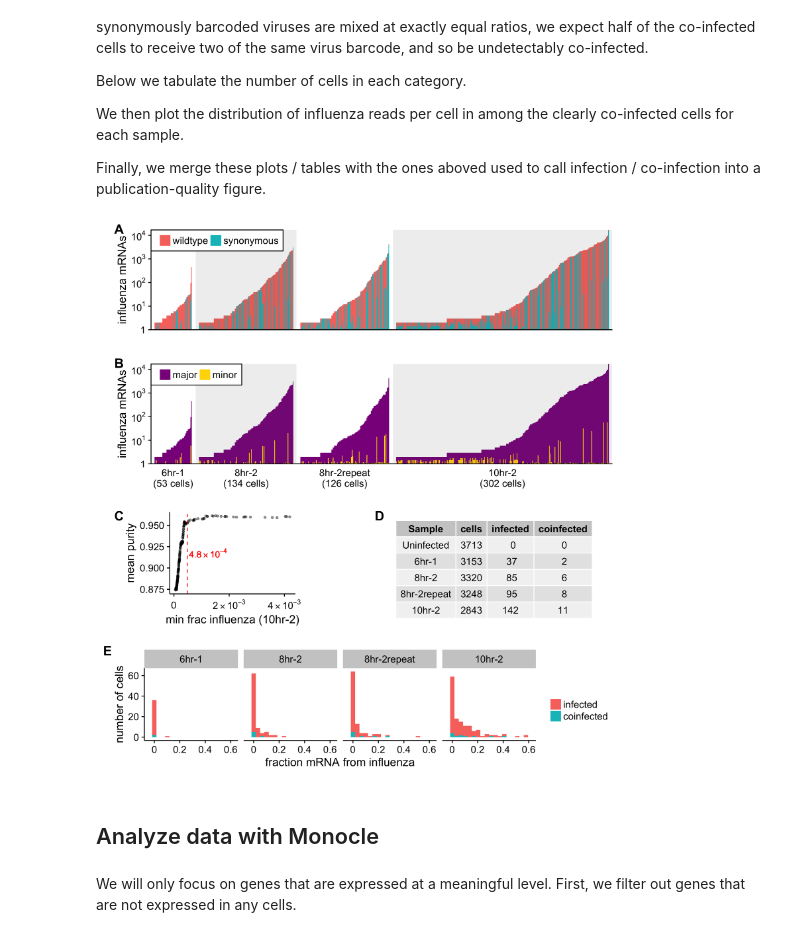
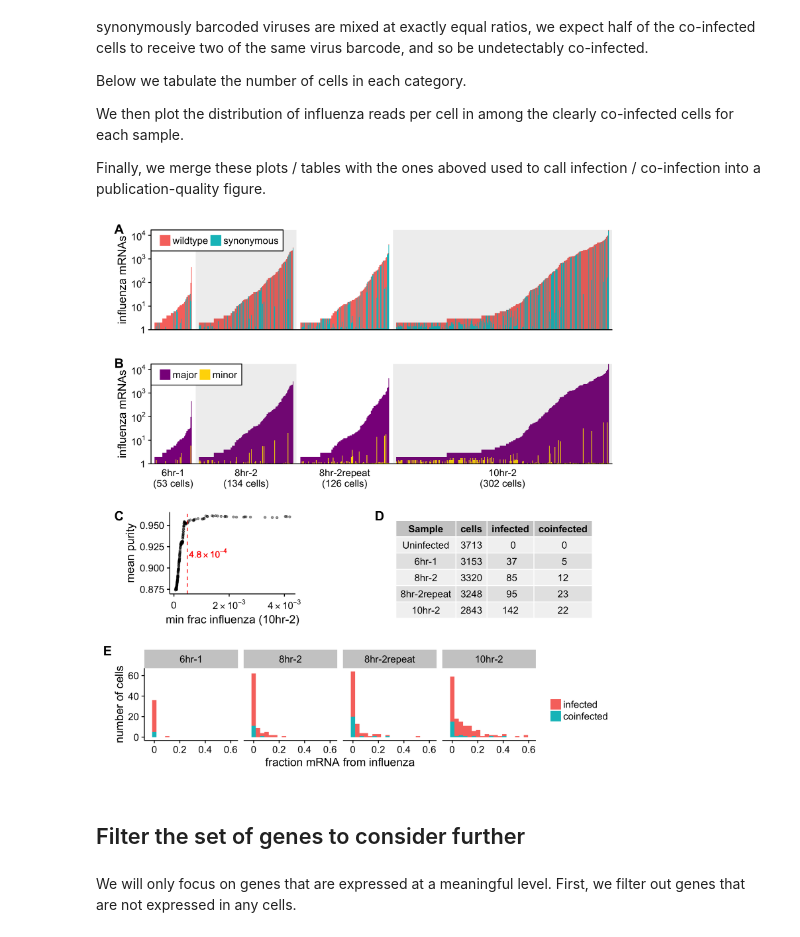
Before and after one commit to jbloomlab/flu_single_cell, a Jupyter notebook: monocle_analysis.ipynb, the cells around one changed output. Cells and saved outputs as stored; diff of their text form; code cells hidden in the pictures.

```diff
--- a/monocle_analysis.ipynb
+++ b/monocle_analysis.ipynb
@@ -59,15 +84,13 @@ all.cells <- all.cells[, row.names(subset(pData(all.cells), Sample %in% samples)
 # %% [markdown]
 Plot the number of cells in each sample.
 # %%
-p.ncells <- ggplot(
+p.ncells.per.sample <- ggplot(
     pData(all.cells) %>% transform(Sample=factor(Sample, samples)) %>% arrange(Sample),
     aes(Sample)) +
   scale_y_continuous(name="number of cells", expand=c(0.09, 0)) + geom_bar() +
   scale_x_discrete(name=NULL) + coord_flip()
 
-plotfile <- file.path(plotsdir, "ncells_per_sample.png")
-ggsave(plotfile, plot=p.ncells, width=3.5, height=2.5, units="in")
-display_png(file=plotfile, width=350)
+saveShowPlot(p.ncells.per.sample, width=3.5, height=2.5)
 # %% [output]
 [figure]
 # %% [markdown]
@@ -91,7 +114,7 @@ minx <- 1e-4 # minimum value on y-axis
 pData(all.cells)$log.frac.flu <- ifelse(pData(all.cells)$frac.flu.mRNAs < minx,
   log10(minx), log10(pData(all.cells)$frac.flu.mRNAs))
 
-p.cumul <- ggplot(
+p.mRNA.per.cell.cumul <- ggplot(
     transform(pData(all.cells), Sample=factor(Sample, samples)), # order by sample
     aes(log.frac.flu, color=Sample)) +
   stat_ecdf() +
@@ -100,9 +123,7 @@ p.cumul <- ggplot(
   scale_y_continuous(limits=c(0, 1), name="fraction of cells") +
   theme(axis.text.x=element_text(vjust=0.2))
 
-plotfile <- file.path(plotsdir, "mRNAs_per_cell_cumul.png")
-ggsave(plotfile, plot=p.cumul, width=4, height=2.5, units="in")
-display_png(file=plotfile, width=400)
+saveShowPlot(p.mRNA.per.cell.cumul, width=4, height=2.5)
 # %% [output]
 [figure]
 # %% [markdown]
@@ -194,16 +211,14 @@ Make a summary plot merging all these panels.
 This is designed to be a publication-quality figure.
 # %%
 p.cell.mRNA.summary <- plot_grid(
-  plot_grid(p.ncells, p.cumul, ncol=2, align='h', labels=c("A", "B"), label_size=16,
-    vjust=-0.2, scale=0.9),
+  plot_grid(p.ncells.per.sample, p.mRNA.per.cell.cumul, ncol=2, align='h',
+    labels=c("A", "B"), label_size=16, vjust=-0.2, scale=0.9),
   plot_grid(p.mRNA.density, p.flu.vs.cell, ncol=1, align='v', labels=c("C", "D"),
     rel_heights=c(1.25, 1), label_size=16, scale=0.95),
   ncol=1, rel_heights=c(1, 2.7)
   )
 
-plotfile <- file.path(plotsdir, 'cell_mRNA_summary_fig.png')
-ggsave(plotfile, plot=p.cell.mRNA.summary, width=9, height=8, units="in")
-display_png(file=plotfile, width=800)
+saveShowPlot(p.cell.mRNA.summary, width=9, height=8)
 # %% [output]
 [figure]
 # %% [markdown]
@@ -356,50 +367,51 @@ We then plot the distribution of influenza reads per cell in among the clearly c
 Finally, we merge these plots / tables with the ones aboved used to call infection / co-infection into a publication-quality figure.
 # %%
 # annotate cells as infected or coinfected
-pData(cells) <- pData(cells) %>% mutate(infected=frac.flu.mRNAs > threshold.frac) %>%
-  mutate(minor=pmin(flu.wt, flu.syn) / (flu.wt + flu.syn)) %>%
-  mutate(minor=ifelse(is.na(minor), 0, minor)) %>%
-  mutate(n.minor=minor * flu.mRNAs) %>%
-  mutate(coinfected=(infected & (minor > 0.05) & (minor * frac.flu.mRNAs > threshold.frac)))
+coinfect.threshold <- 0.05 # coinfected requires >= this fraction minor barcode
+pData(cells)$infected <- pData(cells)$frac.flu.mRNAs > threshold.frac
+pData(cells)$minor <- pmin(pData(cells)$flu.wt, pData(cells)$flu.syn) /
+  (pData(cells)$flu.wt + pData(cells)$flu.syn)
+pData(cells)$minor <- ifelse(is.na(pData(cells)$minor), 0, pData(cells)$minor)
+pData(cells)$n.minor <- pData(cells)$minor * pData(cells)$flu.mRNAs
+pData(cells)$coinfected <- pData(cells)$infected &
+  (pData(cells)$minor > coinfect.threshold) & (pData(cells)$n.minor > threshold.frac)
 
 # summarize number of cells in each category by sample
 infected.summary <- pData(cells) %>% group_by(Sample) %>%
   summarise(cells=n(), infected=sum(infected), coinfected=sum(coinfected)) %>%
   mutate(coinfected=ifelse(is.na(coinfected), 0, coinfected)) %>%
   transform(Sample=factor(Sample, samples)) %>% arrange(Sample)
 
 # plot number of infected / co-infected cells
 xlabeler <- function(x) {ifelse(x%%1, sprintf("%.1f", x), sprintf("%d", x))}
 p.frac.flu <- ggplot(
     pData(cells) %>% filter(infected) %>%
       mutate(infection=ifelse(coinfected, "coinfected", "infected")) %>%
       transform(infection=factor(infection, c("infected", "coinfected")),
         Sample=factor(Sample, samples)) %>%
       arrange(Sample, infection),
     aes(frac.flu.mRNAs, fill=infection)) +
   geom_histogram(bins=18) + facet_wrap(~Sample, nrow=1) + scale_fill_discrete("") +
   scale_y_continuous(name="number of cells") +
   scale_x_continuous(name="fraction mRNA from influenza", labels=xlabeler, expand=c(0.1, 0))
 
 # blank to fill space
 blank <- ggplot() + geom_blank(aes(1,1)) + theme_nothing()
 
 # layout in one nice figure
 p.frac.flu.summary <- plot_grid(
   p.barcode.purity,
   plot_grid(p.purity.threshold, blank, infected.summary %>% tableGrob(rows=NULL), scale=0.93,
     labels=c("C", "", "D"), label_size=16, vjust=1, nrow=1, rel_widths=c(0.8, 0.25, 1)),
   p.frac.flu,
   labels=c("", "", "E"), label_size=16, vjust=1, ncol=1,
   rel_heights=c(1, 0.51, 0.48), scale=0.97)
 
-plotfile <- file.path(plotsdir, 'frac_flu_summary_fig.png')
-ggsave(plotfile, plot=p.frac.flu.summary, width=9, height=9.5, units="in")
-display_png(file=plotfile, width=800)
+saveShowPlot(p.frac.flu.summary, width=9, height=9.5)
 # %% [output]
-[figure, old version]
+[figure, new version]
-# %% [markdown]
-## Analyze data with Monocle
+# %% [markdown]
+## Filter the set of genes to consider further
 # %% [markdown]
 We will only focus on genes that are expressed at a meaningful level.
 First, we filter out genes that are not expressed in any cells.
```
Also changed, not shown: parts of 14 cells of this notebook.
